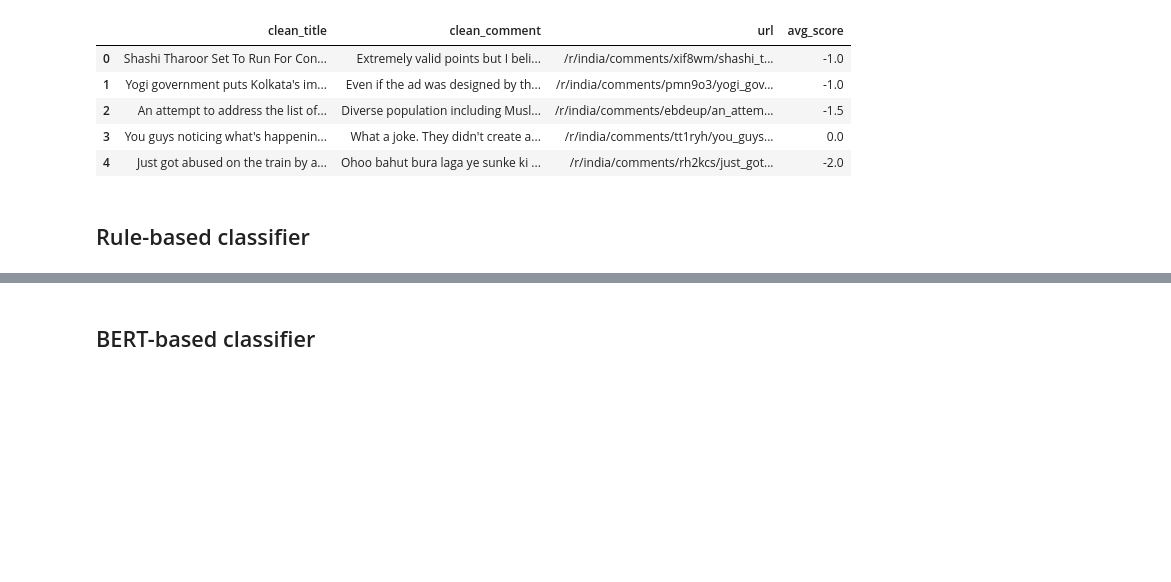
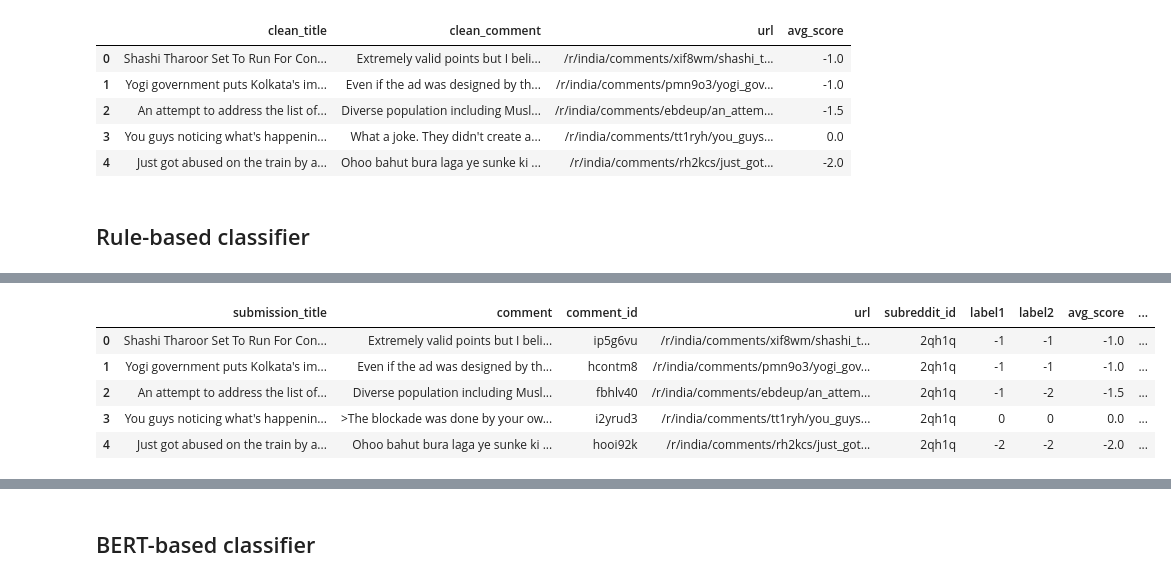
Before and after one commit to Sdidt/RedPILS, a Jupyter notebook: classification_model/Classification Model experiments.ipynb, the cells around one changed output, grey strips where cells are left out. Saved outputs shown, nothing was run; the diff lists cells and outputs as text; code cells hidden in the pictures; blank space fills up the shorter version.

```diff
--- a/classification_model/Classification Model experiments.ipynb
+++ b/classification_model/Classification Model experiments.ipynb
@@ -137,0 +140,9 @@ clean_df.head()
+# %%
+right = """authority, hierarchy, order, duty, tradition, reaction, nationalism, conservatives, right-libertarians,
+neoconservatives, imperialists, monarchists, fascists, reactionaries, traditionalists, traditional, death penalty,
+religion, tradition, Bhajpa, BJP, Shiv Sena, MNS, Sanatan, dharm, Hindutva, Islamophobia, Khalistan, Narendra, Modi, Amit, Shah,
+mandir, ram, Bharatiya, Janata, libtard, Democratic Alliance, NDA, AIADMK, Janta Dal""".lower()
+left = """freedom, equality, fraternity, rights, progress, reform, internationalism, anarchists, communists, socialists,
+democratic socialists, social democrats, left-libertarians, progressives, social, liberals, progressive, Congress,
+INC, Aam, aadmi, party, AAP, CPI, CPI(M), Welfare, Protectionism, Commies, Rahul, gandhi, indira, yatra, arvind, kejriwal,
+libby, libbies, sjw, bhakts""".lower()
@@ -137,0 +194,22 @@ clean_df.head()
+# %%
+# POS tagger dictionary
+pos_dict = {'J':wordnet.ADJ, 'V':wordnet.VERB, 'N':wordnet.NOUN, 'R':wordnet.ADV}
+def token_stop_pos(text):
+    tags = pos_tag(word_tokenize(text))
+    newlist = []
+    for word, tag in tags:
+        if word.lower() not in set(stopwords.words('english')):
+            newlist.append(tuple([word, pos_dict.get(tag[0])]))
+    return newlist
+
+text_df['POS_tagged'] = text_df['cleaned_comment'].apply(token_stop_pos)
+right = token_stop_pos(right)
+left = token_stop_pos(left)
+text_df.head()
+# %% [output]
+|  | submission_title | comment | comment_id | url | subreddit_id | label1 | label2 | avg_score | ... |
+| 0 | Shashi Tharoor Set To Run For Con... | Extremely valid points but I beli... | ip5g6vu | /r/india/comments/xif8wm/shashi_t... | 2qh1q | -1 | -1 | -1.0 | ... |
+| 1 | Yogi government puts Kolkata's im... | Even if the ad was designed by th... | hcontm8 | /r/india/comments/pmn9o3/yogi_gov... | 2qh1q | -1 | -1 | -1.0 | ... |
+| 2 | An attempt to address the list of... | Diverse population including Musl... | fbhlv40 | /r/india/comments/ebdeup/an_attem... | 2qh1q | -1 | -2 | -1.5 | ... |
+| 3 | You guys noticing what's happenin... | >The blockade was done by your ow... | i2yrud3 | /r/india/comments/tt1ryh/you_guys... | 2qh1q | 0 | 0 | 0.0 | ... |
+| 4 | Just got abused on the train by a... | Ohoo bahut bura laga ye sunke ki ... | hooi92k | /r/india/comments/rh2kcs/just_got... | 2qh1q | -2 | -2 | -2.0 | ... |
```
Also changed, not shown: parts of 7 cells of this notebook.
